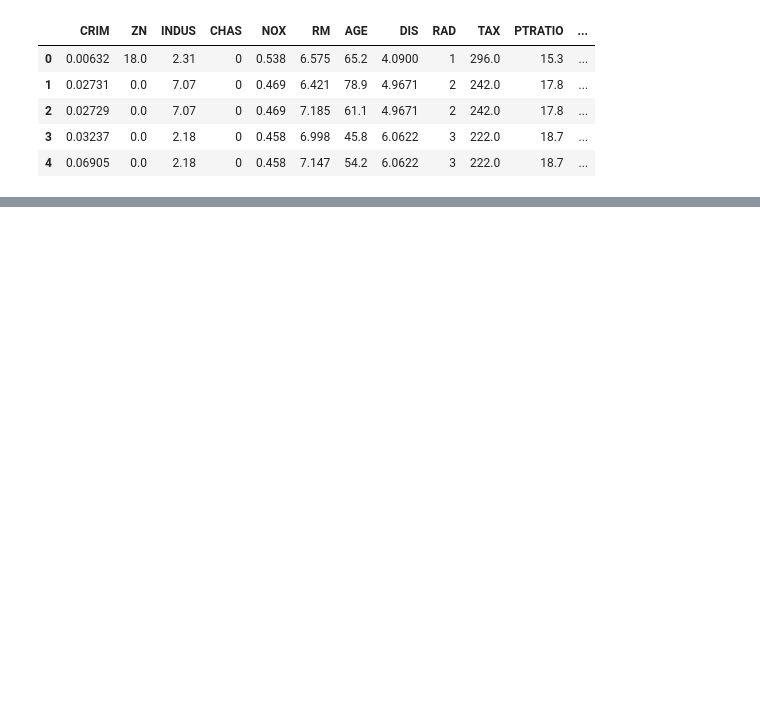
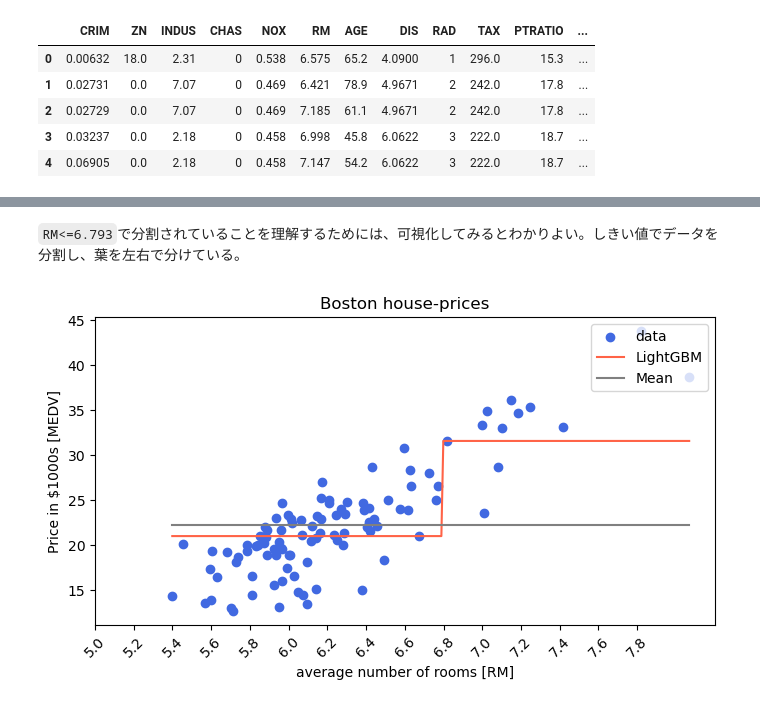
Before and after one commit to SugiAki1989/statistical_note, a Jupyter notebook: note_lightgbm01/note_lightgbm01.ipynb, the cells around one changed output, grey strips where cells are left out. Drawn from its saved outputs; the diff is of its cells as text; code cells hidden in the pictures; blank space fills up the shorter version.

```diff
--- a/note_lightgbm01/note_lightgbm01.ipynb
+++ b/note_lightgbm01/note_lightgbm01.ipynb
@@ -146,0 +165,27 @@ shap.plots.bar(shap_values=shap_values)
+# %% [markdown]
+`RM<=6.793`で分割されていることを理解するためには、可視化してみるとわかりよい。しきい値でデータを分割し、葉を左右で分けている。
+# %%
+# データと予測値の可視化
+plt.figure(figsize=(8, 4)) #プロットのサイズ指定
+X = X_train.values.flatten() # numpy配列に変換し、1次元配列に変換
+y = y_train.values # numpy配列に変換
+
+# Xの最小値から最大値まで0.01刻みのX_pltを作成し、2次元配列に変換
+X_plt = np.arange(X.min(), X.max(), 0.01)[:, np.newaxis]
+y_pred = model.predict(X_plt) # 住宅価格を予測
+
+# 学習データ(平均部屋数と住宅価格)の散布図と予測値のプロット
+plt.scatter(X, y, color='royalblue', label='data')
+plt.plot(X_plt, y_pred, color='tomato', label='LightGBM')
+plt.plot(X_plt, np.full_like(X_plt, np.mean(y)), color='gray', label='Mean') # 平均ラインをプロット
+plt.ylabel('Price in $1000s [MEDV]')
+plt.xlabel('average number of rooms [RM]')
+plt.title('Boston house-prices')
+plt.legend(loc='upper right')
+# x軸の目盛りを0.1刻みに設定
+plt.xticks(np.arange(5, 8, 0.2), rotation=45)
+
+
+plt.show()
+# %% [output]
+[figure, added]
```
Also changed, not shown: parts of 39 cells of this notebook, 7 other files.
